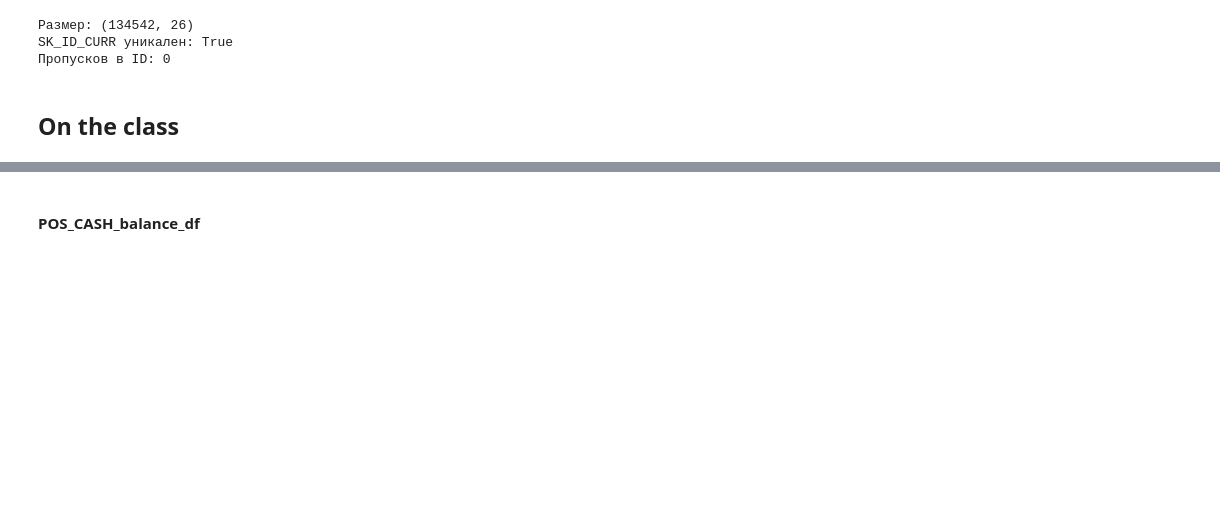
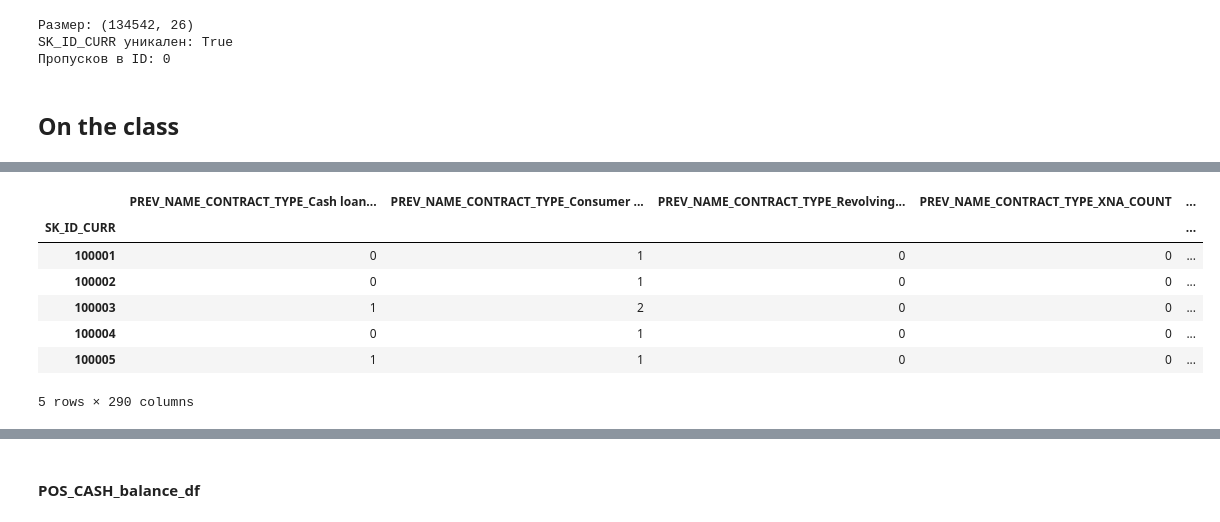
Before and after one commit to USL99/home-credit-default-risk, a Jupyter notebook: notebooks/03_feature_engineering.ipynb, the cells around one changed output, grey strips where cells are left out. Cells and saved outputs as stored; diff of their text form; code cells hidden in the pictures; blank space fills up the shorter version.

```diff
--- a/notebooks/03_feature_engineering.ipynb
+++ b/notebooks/03_feature_engineering.ipynb
@@ -875,0 +936,12 @@ print("\nNUMERICAL:", numerical_cols_prev_app_df)
+# %%
+prev_cat = agg_categorical_features(prev_work, "SK_ID_CURR", categorical_cols_prev_app_df, "PREV")
+prev_cat.head()
+# %% [output]
+|  | PREV_NAME_CONTRACT_TYPE_Cash loan... | PREV_NAME_CONTRACT_TYPE_Consumer ... | PREV_NAME_CONTRACT_TYPE_Revolving... | PREV_NAME_CONTRACT_TYPE_XNA_COUNT | ... |
+| SK_ID_CURR |  |  |  |  | ... |
+| 100001 | 0 | 1 | 0 | 0 | ... |
+| 100002 | 0 | 1 | 0 | 0 | ... |
+| 100003 | 1 | 2 | 0 | 0 | ... |
+| 100004 | 0 | 1 | 0 | 0 | ... |
+| 100005 | 1 | 1 | 0 | 0 | ... |
+5 rows × 290 columns
```
Also changed, not shown: parts of 38 cells of this notebook.
